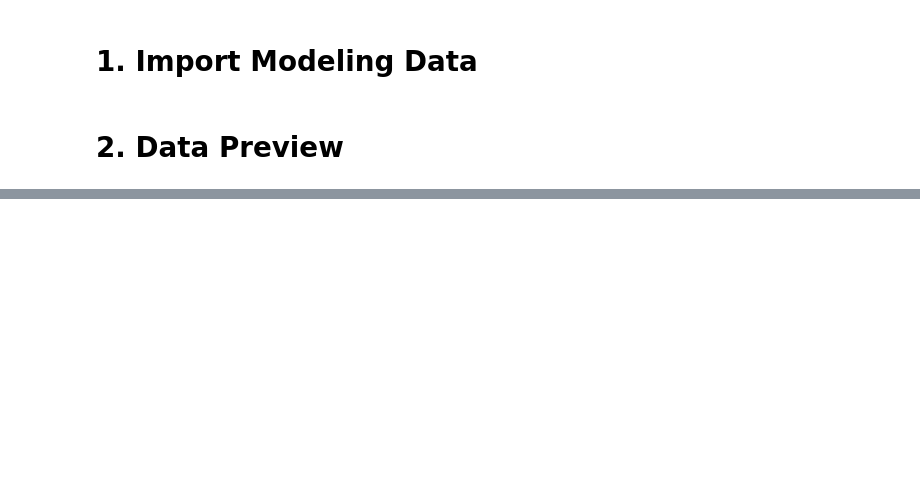
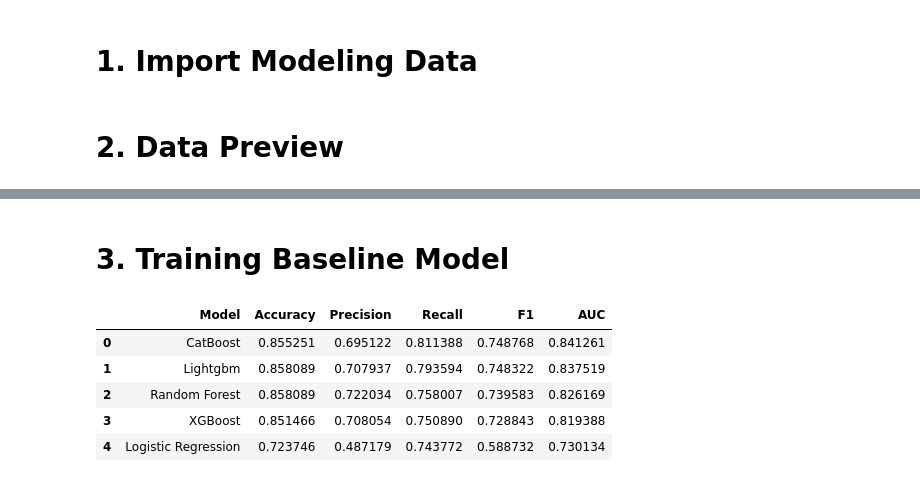
Before and after one commit to n44th44nn/Telco-Customer-Churn-Analysis, a Jupyter notebook: Notebooks/modeling.ipynb, the cells around one changed output, grey strips where cells are left out. Saved outputs shown, nothing was run; the diff lists cells and outputs as text; code cells hidden in the pictures; blank space fills up the shorter version.

```diff
--- a/Notebooks/modeling.ipynb
+++ b/Notebooks/modeling.ipynb
@@ -104,3 +115,49 @@ Data columns (total 1 columns):
 dtypes: int64(1)
 memory usage: 8.4 KB
 None
+# %% [markdown]
+# 3. Training Baseline Model
+# %%
+lr = LogisticRegression(class_weight='balanced', random_state=42, verbose=0)
+rf = RandomForestClassifier(class_weight='balanced', random_state=42)
+lgb = LGBMClassifier(class_weight='balanced', random_state=42, verbose=-1)
+xgb = XGBClassifier(scale_pos_weight=float(np.sum(y_train == 0)) / np.sum(y_train == 1), random_state=42, verbosity=0)
+cb = CatBoostClassifier(auto_class_weights='Balanced', random_state=42, verbose=False)
+
+models = {
+    'Logistic Regression': lr,
+    'Random Forest': rf,
+    'Lightgbm': lgb,
+    'XGBoost': xgb,
+    'CatBoost': cb
+}
+# %%
+results = []
+
+for name, model in models.items():
+    model.fit(X_train, y_train)
+    y_pred = model.predict(X_test)
+
+    acc = accuracy_score(y_test, y_pred)
+    prec = precision_score(y_test, y_pred)
+    rec = recall_score(y_test, y_pred)
+    f1 = f1_score(y_test, y_pred)
+    auc = roc_auc_score(y_test, y_pred)
+
+    results.append({
+        'Model': name,
+        'Accuracy': acc,
+        'Precision': prec,
+        'Recall': rec,
+        'F1': f1,
+        'AUC': auc
+    })
+
+pd.DataFrame(results).sort_values(by='F1', ascending=False).reset_index(drop=True)
+# %% [output]
+|  | Model | Accuracy | Precision | Recall | F1 | AUC |
+| 0 | CatBoost | 0.855251 | 0.695122 | 0.811388 | 0.748768 | 0.841261 |
+| 1 | Lightgbm | 0.858089 | 0.707937 | 0.793594 | 0.748322 | 0.837519 |
+| 2 | Random Forest | 0.858089 | 0.722034 | 0.758007 | 0.739583 | 0.826169 |
+| 3 | XGBoost | 0.851466 | 0.708054 | 0.750890 | 0.728843 | 0.819388 |
+| 4 | Logistic Regression | 0.723746 | 0.487179 | 0.743772 | 0.588732 | 0.730134 |
```
Also changed, not shown: parts of 3 cells of this notebook.
